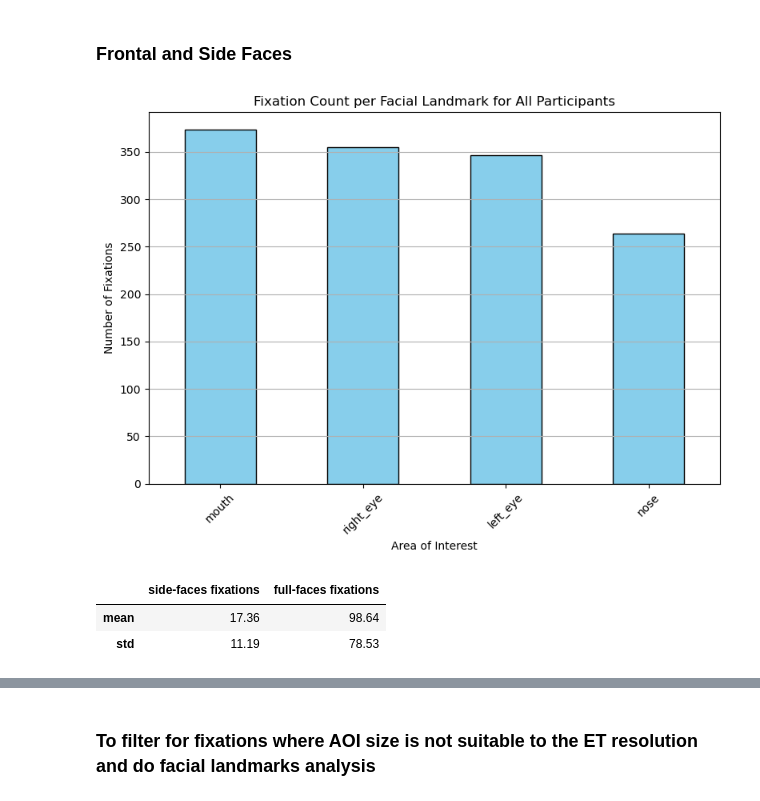
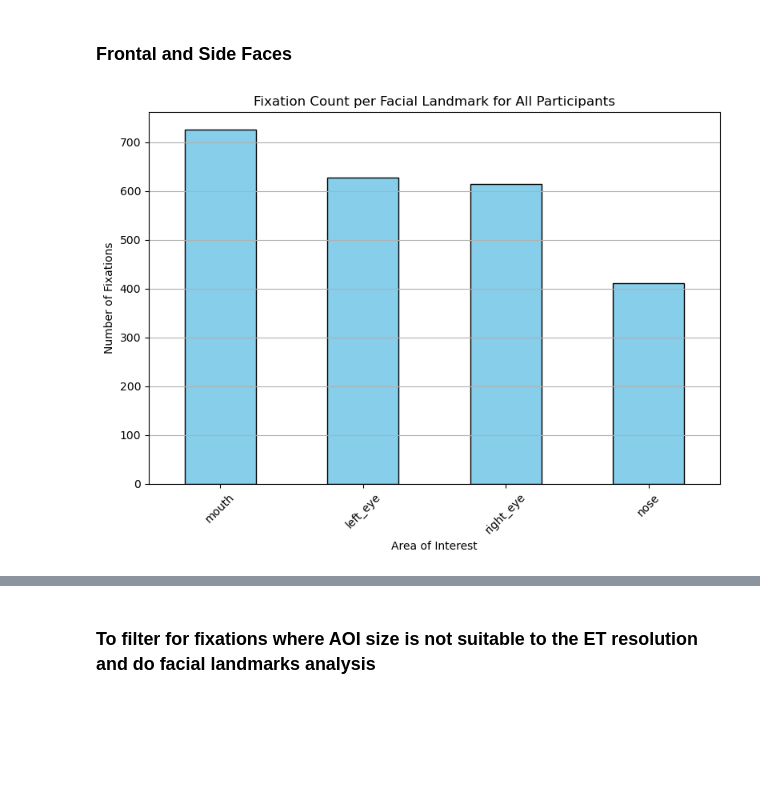
Before and after one commit to aliabugaga/Master-Thesis-Zaidan, a Jupyter notebook: face_landmarks_voronoi.ipynb, the cells around one changed output, grey strips where cells are left out. Cells and saved outputs as stored; diff of their text form; code cells hidden in the pictures; blank space fills up the shorter version.

```diff
--- a/face_landmarks_voronoi.ipynb
+++ b/face_landmarks_voronoi.ipynb
@@ -359,9 +360,11 @@ for _, row in matched_df.iterrows():
         row['mouth right x [px]'], row['mouth right y [px]']
     )
 
+    ## important: as FaceMapper calles right eye - left eye; left eye - right eye =>
+    ## I reverse the names (they just name them based on the video location and not person (whose face it is) perspective)
     aoi_centers = {
-        'left_eye': (row['eye left x [px]'], row['eye left y [px]']),
-        'right_eye': (row['eye right x [px]'], row['eye right y [px]']),
+        'right_eye': (row['eye left x [px]'], row['eye left y [px]']),
+        'left_eye': (row['eye right x [px]'], row['eye right y [px]']),
         'nose': (row['nose x [px]'], row['nose y [px]']),
         'mouth': (mouth_x, mouth_y)
     }
@@ -383,7 +386,7 @@ array(['mouth', 'left_eye', 'nose', 'right_eye'], dtype=object)
 #matched_df[15:30]
 # %%
 # Select the first row
-row = matched_df.iloc[27]
+row = matched_df.iloc[5]
 
 # Calculate mouth center
 mouth_x, mouth_y = mouth_centre(
@@ -391,10 +394,13 @@ mouth_x, mouth_y = mouth_centre(
     row['mouth right x [px]'], row['mouth right y [px]']
 )
 
+## as FaceMapper calles right eye - left eye; left eye - right eye =>
+## I reverse the names (they just name them based on the video location and not person (whose face it is) perspective)
+
 # Define AOI centers with colors
 aoi_centers = {
-    'left_eye': ((row['eye left x [px]'], row['eye left y [px]']), 'blue'),
-    'right_eye': ((row['eye right x [px]'], row['eye right y [px]']), 'green'),
+    'right_eye': ((row['eye left x [px]'], row['eye left y [px]']), 'blue'),
+    'left_eye': ((row['eye right x [px]'], row['eye right y [px]']), 'green'),
     'nose': ((row['nose x [px]'], row['nose y [px]']), 'orange'),
     'mouth': ((mouth_x, mouth_y), 'purple')
 }
@@ -432,9 +438,9 @@ ax.add_patch(rect)
 ax.legend(loc='center left', bbox_to_anchor=(1, 0.5))
 
 # Set title and display
-ax.set_title(f"AOI assighment visualization ({assigned_aois[27]})")
+ax.set_title(f"Face AOI Assighment ({assigned_aois[5]})")
 plt.gca().invert_yaxis()
 plt.axis('equal')
-#plt.tight_layout()
+plt.tight_layout()
 plt.show()
 # %% [output]
@@ -644,11 +650,14 @@ def process_recording(participant_number, recording_number, recording_path, resu
             )
 
             aoi_centers = {
-                'left_eye': (row['eye left x [px]'], row['eye left y [px]']),
-                'right_eye': (row['eye right x [px]'], row['eye right y [px]']),
+                'right_eye': (row['eye left x [px]'], row['eye left y [px]']),
+                'left_eye': (row['eye right x [px]'], row['eye right y [px]']),
                 'nose': (row['nose x [px]'], row['nose y [px]']),
                 'mouth': (mouth_x, mouth_y)
             }
+
+            ## as Face Mapper calles right eye - left eye; left eye - right eye =>
+            ## I reverse the names (they just name them based on the video location and not person (whose face it is) perspective)
 
             left_eye = aoi_centers['left_eye']
             right_eye = aoi_centers['right_eye']
@@ -698,57 +707,40 @@ results_df = pd.DataFrame(columns=[
 ])
 aoi_assignments_all_df = pd.DataFrame(columns=[
     'Participant', 'Recording', 'start timestamp [ns]',
     'fixation_id', 'assigned_aoi_all', 'duration (ms)'
 ])
 
 # Iterate through folders
 for participant_folder in os.listdir(base_path):
     if participant_folder.startswith("Participant"):
         participant_number = participant_folder.split()[-1]
         folder_path = os.path.join(base_path, participant_folder)
-        for recording_folder in os.listdir(folder_path):
-            if recording_folder.startswith(f"P{participant_number}_"):
+        if participant_folder.startswith("Participant") and os.path.isdir(folder_path):
+           for recording_folder in os.listdir(folder_path):
+              if recording_folder.startswith(f"P{participant_number}_"):
                 recording_number = recording_folder.split("_")[-1]
                 recording_path = os.path.join(folder_path, recording_folder)
                 results_df, aoi_assignments_all_df = process_recording(
                     participant_number, recording_number,
                     recording_path, results_df, aoi_assignments_all_df
                 )
 
 # Histogram of AOI counts
 aoi_counts = aoi_assignments_all_df['assigned_aoi_all'].value_counts()
 plt.figure(figsize=(8, 6))
 aoi_counts.plot(kind='bar', color='skyblue', edgecolor='black')
 plt.title('Fixation Count per Facial Landmark for All Participants')
 plt.xlabel('Area of Interest')
 plt.ylabel('Number of Fixations')
 plt.xticks(rotation=45)
 plt.grid(axis='y')
 plt.tight_layout()
 plt.show()
 # %% [output]
-[figure, old version]
+[figure, new version]
 # %%
 #results_df       # contains information on the amount of matched, umatched aois and matched full and side faces
 #assigned_aoi_all_df     # contained all face AOIs without considering eye-tracker spatial resolution
-# %%
-# Aggregate fixation counts per participant (sum across recordings)
-agg_dict = {
-    "side-faces fixations": "sum",
-    "full-faces fixations": "sum",
-    "matched_fixations": "sum"
-}
-per_participant = results_df.groupby('Participant').agg(agg_dict).reset_index()
-
-# mean and std across participants for fixation counts
-summary_df = per_participant[['side-faces fixations', 'full-faces fixations']].agg(['mean', 'std']).round(2)
-
-
-display(summary_df)
-# %% [output]
-|  | side-faces fixations | full-faces fixations |
-| mean | 17.36 | 98.64 |
-| std | 11.19 | 78.53 |
 # %%
 
 # Combine and compute proportions (same as before)
```
Also changed, not shown: parts of 23 cells of this notebook, 39 other files.
